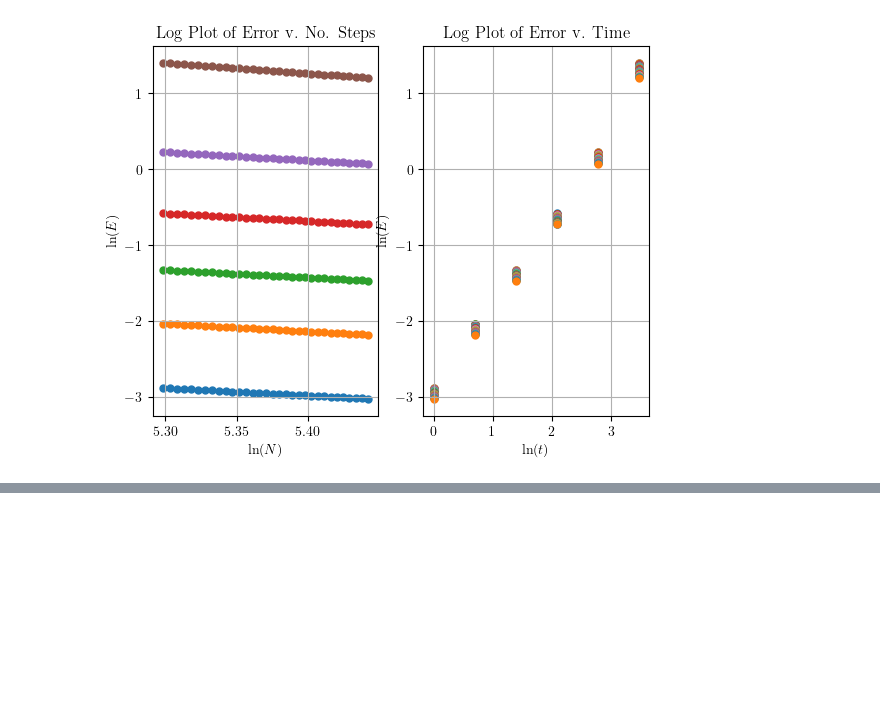
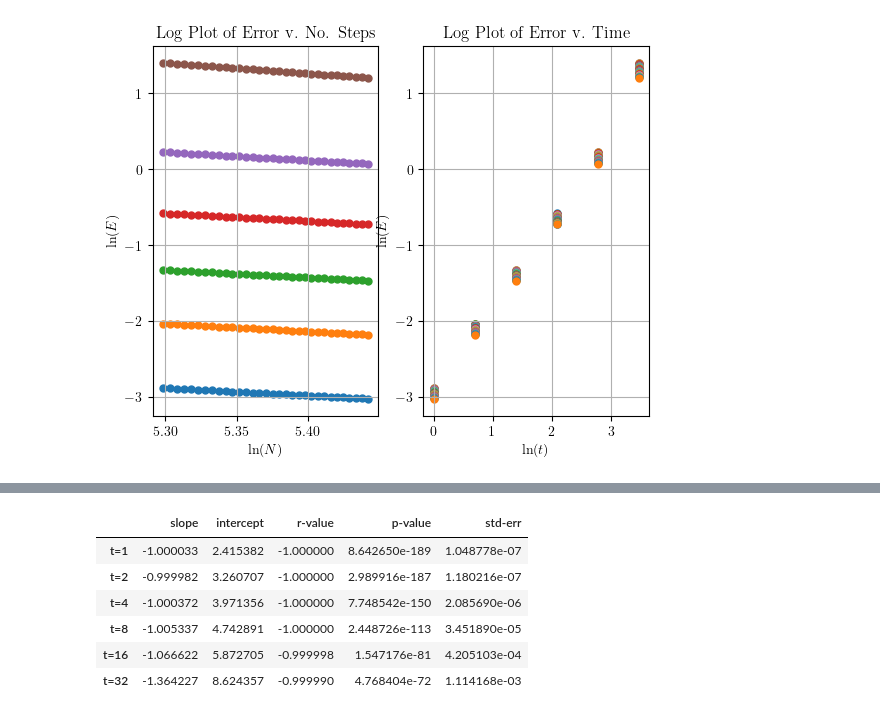
Before and after one commit to DiegoHerrera262/Thesis2020, a Jupyter notebook: PyHeisenberg/Benchmarking.ipynb, the cells around one changed output, grey strips where cells are left out. Saved outputs shown, nothing was run; the diff lists cells and outputs as text; code cells hidden in the pictures; blank space fills up the shorter version.

```diff
--- a/PyHeisenberg/Benchmarking.ipynb
+++ b/PyHeisenberg/Benchmarking.ipynb
@@ -380,0 +399,34 @@ Tested initial states:
+# %%
+from scipy.stats import linregress
+import pandas as pd
+from IPython.display import display
+STEPS = np.array([idx for idx in range(200, 232)])
+times = [1, 2, 4, 8, 16, 32]
+columns = ["slope", "intercept", "r-value", "p-value", "std-err"]
+stepRows = [f"t={t}" for t in times]
+timeRows = [f"N={n}" for n in STEPS]
+# %%
+stepsLinregress = [
+    [
+        item
+        for item in linregress(
+            np.log(STEPS),
+            np.log(sim[idx, :])
+        )
+    ]
+    for idx in range(len(times))
+]
+stepDf = pd.DataFrame(
+    data=stepsLinregress,
+    index=stepRows,
+    columns=columns
+)
+display(stepDf)
+# %% [output]
+|  | slope | intercept | r-value | p-value | std-err |
+| t=1 | -1.000033 | 2.415382 | -1.000000 | 8.642650e-189 | 1.048778e-07 |
+| t=2 | -0.999982 | 3.260707 | -1.000000 | 2.989916e-187 | 1.180216e-07 |
+| t=4 | -1.000372 | 3.971356 | -1.000000 | 7.748542e-150 | 2.085690e-06 |
+| t=8 | -1.005337 | 4.742891 | -1.000000 | 2.448726e-113 | 3.451890e-05 |
+| t=16 | -1.066622 | 5.872705 | -0.999998 | 1.547176e-81 | 4.205103e-04 |
+| t=32 | -1.364227 | 8.624357 | -0.999990 | 4.768404e-72 | 1.114168e-03 |
```
Also changed, not shown: parts of 21 cells of this notebook, 1 other file.
